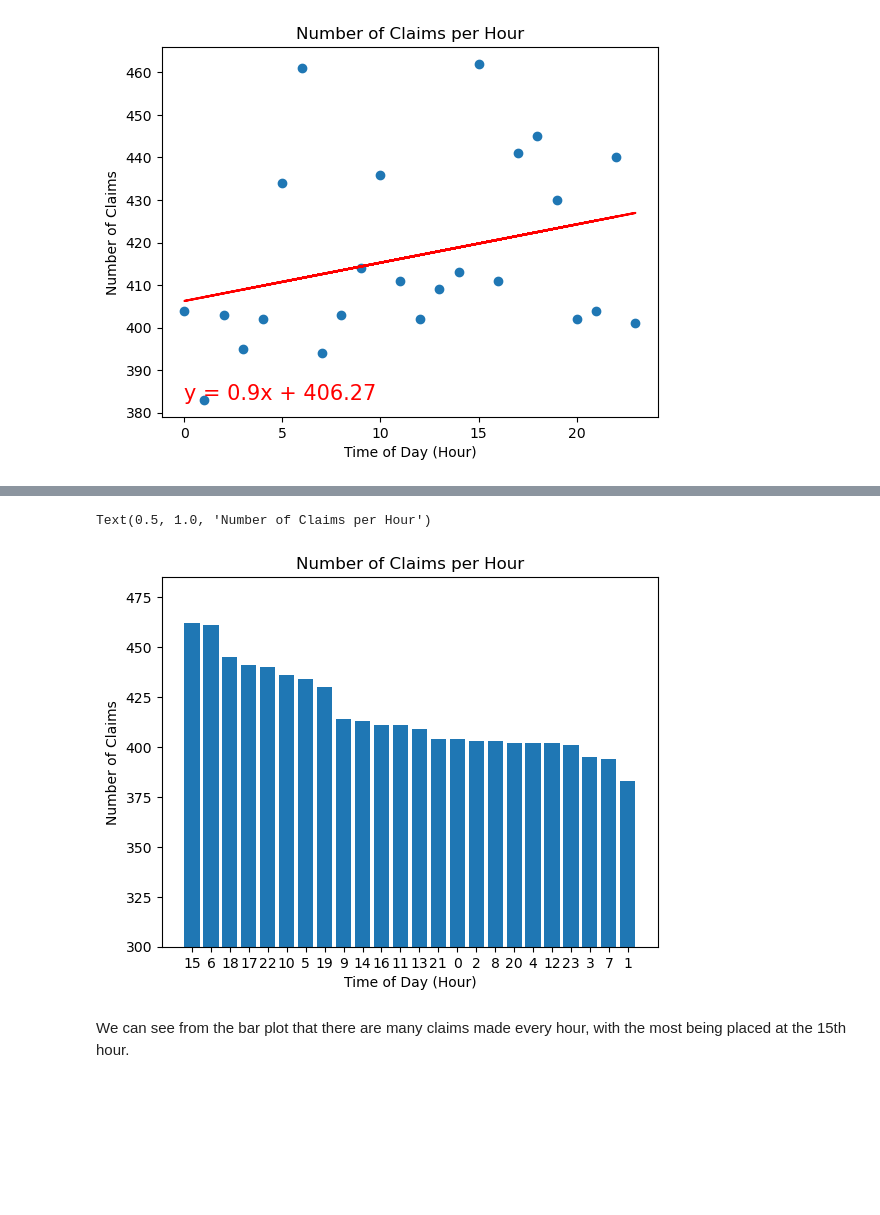
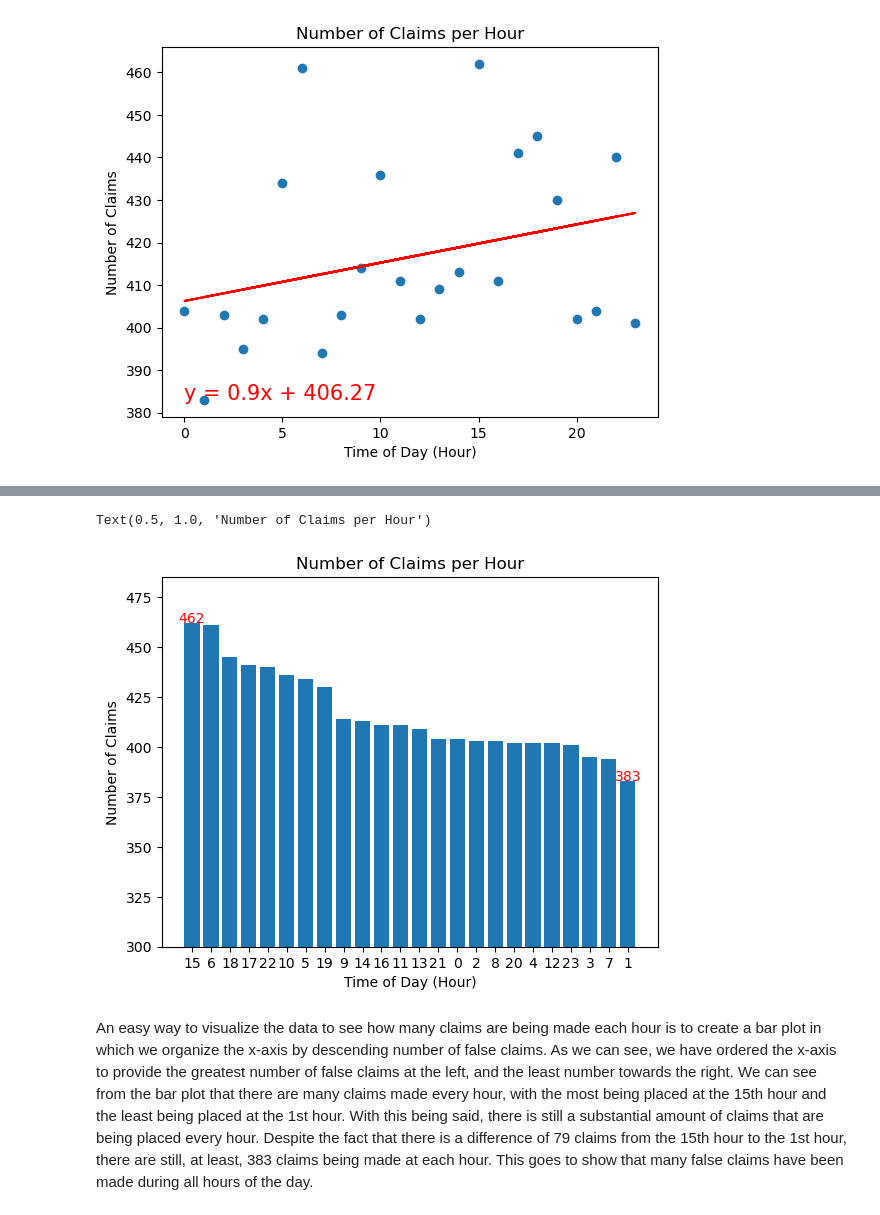
Before and after one commit to JustinS25/Insurance-Claim-Detection, a Jupyter notebook: Code/insurance_claim_valuecounts.ipynb, the cells around one changed output, grey strips where cells are left out. Saved outputs shown, nothing was run; the diff lists cells and outputs as text; code cells hidden in the pictures; blank space fills up the shorter version.

Commit message:
added explanation to claims per hour charts

```diff
--- a/Code/insurance_claim_valuecounts.ipynb
+++ b/Code/insurance_claim_valuecounts.ipynb
@@ -397,25 +401,30 @@ As depicted in the scatterplot, there is minimal correlation between the number
 # %%
 # Create bar plot of Claims per hour, sort by descending claim count
 plt.bar(incident_hour_count.index.sort_values(),incident_hour_count)
 
 #Create blank list and use for loop to append index values of incident_hour_count to list
 claim_hour = []
 for x in range(0,incident_hour_unique):
     claim_hour.append(incident_hour_count.index[x])
 
 # Convert list to string so we can set the labels for the plot as string values
 claim_hour = map(str,claim_hour)
 
 # Plot x-ticks, making the range 0 to value count of incident hours and labels = new list
 plt.xticks(range(0,incident_hour_unique), labels = list(claim_hour))
 # Set min y value to 300 to see the difference more clearly
 plt.ylim(bottom = 300)
+
+# Plot exact value count of claims for most claims and least claims
+plt.text(min(incident_hour_count.index),max(incident_hour_count), max(incident_hour_count), ha = 'center', color = 'r')
+plt.text(max(incident_hour_count.index),min(incident_hour_count), min(incident_hour_count), ha = 'center', color = 'r')
+
 # Label plot
 plt.xlabel("Time of Day (Hour)")
 plt.ylabel("Number of Claims")
 plt.title("Number of Claims per Hour")
 # %% [output]
 Text(0.5, 1.0, 'Number of Claims per Hour')
-[figure, old version]
+[figure, new version]
-# %% [markdown]
-We can see from the bar plot that there are many claims made every hour, with the most being placed at the 15th hour.
+# %% [markdown]
+An easy way to visualize the data to see how many claims are being made each hour is to create a bar plot in which we organize the x-axis by descending number of false claims. As we can see, we have ordered the x-axis to provide the greatest number of false claims at the left, and the least number towards the right. We can see from the bar plot that there are many claims made every hour, with the most being placed at the 15th hour and the least being placed at the 1st hour. With this being said, there is still a substantial amount of claims that are being placed every hour. Despite the fact that there is a difference of 79 claims from the 15th hour to the 1st hour, there are still, at least, 383 claims being made at each hour. This goes to show that many false claims have been made during all hours of the day.
```
Also changed, not shown: parts of 3 cells of this notebook, 1 other file.
